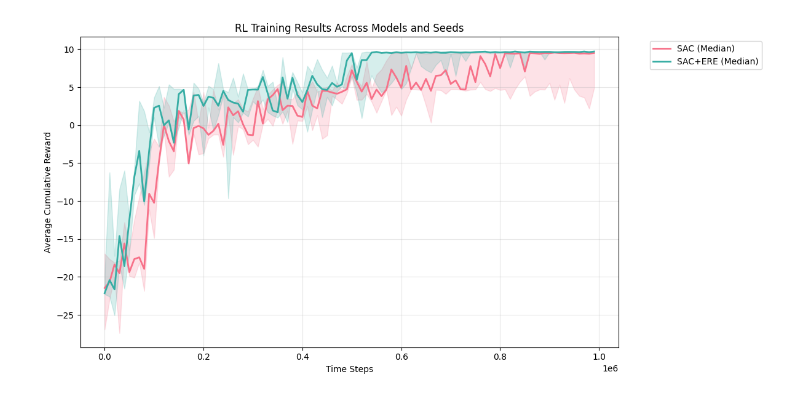
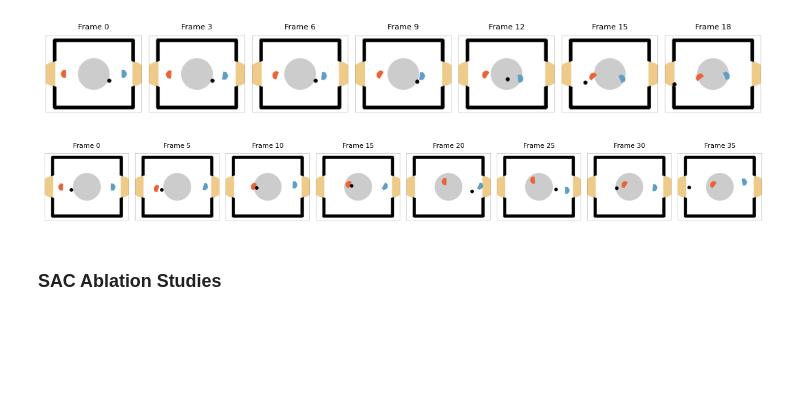
Before and after one commit to FlorianSp2000/hockey-rl-challenge, a Jupyter notebook: notebooks/evaluation_results.ipynb, the cells around one changed output. Saved outputs shown, nothing was run; the diff lists cells and outputs as text; code cells hidden in the pictures; blank space fills up the shorter version.

```diff
--- a/notebooks/evaluation_results.ipynb
+++ b/notebooks/evaluation_results.ipynb
@@ -17 +356,14 @@ ROOT_DIR = Path().resolve().parent
+# %%
+# failure modes
+plot_game_frames("364aec4e-cb04-4ac5-8227-9b020d0f3b36", round_id=0, step_size=3, base_path=ROOT_DIR / 'game_data/replays',
+)#save_path=ROOT_DIR / 'plots/game_collage/failure_mode_1.pdf')
+# %% [output]
+[figure, added]
+# %%
+plot_game_frames("8b159818-f713-4299-967e-d29083742104", round_id=1, step_size=5, base_path=ROOT_DIR / 'game_data/replays',
+)#save_path=ROOT_DIR / 'plots/game_collage/failure_mode_1.pdf')
+# %% [output]
+[figure, added]
+# %% [markdown]
+### SAC Ablation Studies
 # %%
@@ -38,10 +389,3 @@ for model_modification in model_modifications:
             # metric_file = run_path / (metric + '.csv')
             metric_data.append(pd.read_csv(run_path))
         model_modification_data[model_modification][metric] = metric_data
-# %%
-dfs = {'SAC': model_modification_data['sac_default']['mean_reward'],
-       'SAC+ERE': model_modification_data['sac_ere']['mean_reward']}
-fig = process_and_plot_results(dfs, window_size=10000, yaxis_label='Average Cumulative Reward')
-plt.show()
-# %% [output]
-[figure, removed]
```
Also changed, not shown: parts of 20 cells of this notebook, 7 other files.
